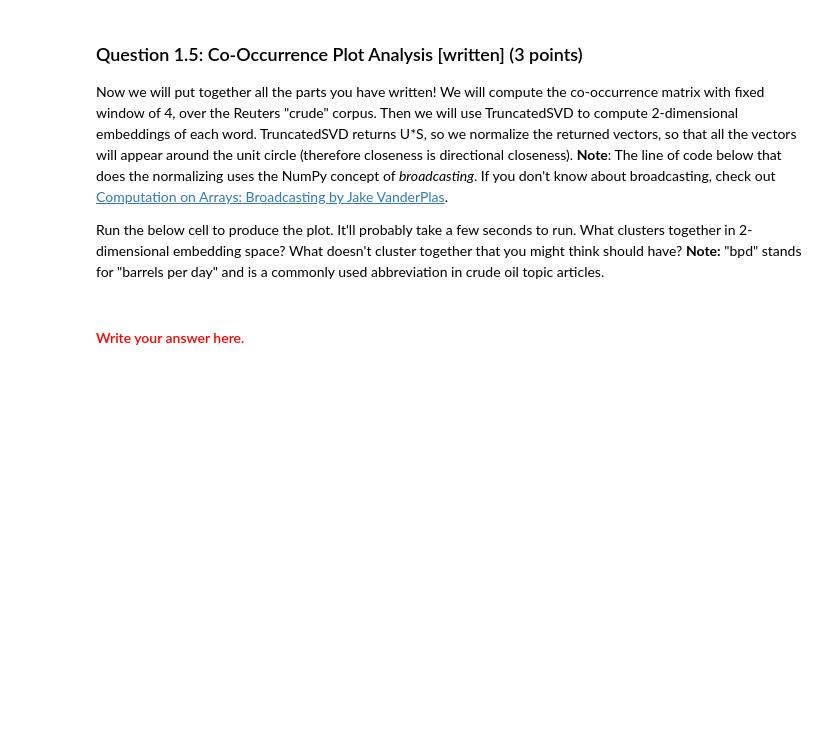
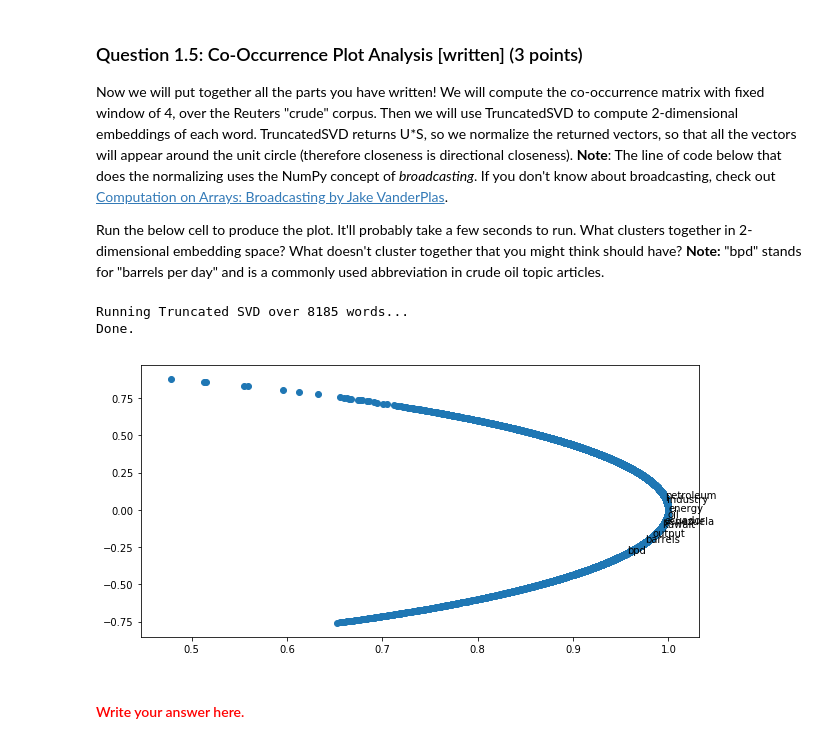
Before and after one commit to damiansp/NLP, a Jupyter notebook: manning/assignments/a1/exploring_word_vectors.ipynb, the cells around one changed output. Cells and saved outputs as stored; diff of their text form; code cells hidden in the pictures; blank space fills up the shorter version.

Commit message:
test plotting

```diff
--- a/manning/assignments/a1/exploring_word_vectors.ipynb
+++ b/manning/assignments/a1/exploring_word_vectors.ipynb
@@ -457,17 +456,24 @@ Run the below cell to produce the plot. It'll probably take a few seconds to run
 # %%
 # -----------------------------
 # Run This Cell to Produce Your Plot
 # ------------------------------
 reuters_corpus = read_corpus()
-M_co_occurrence, word2Ind_co_occurrence = compute_co_occurrence_matrix(reuters_corpus)
+M_co_occurrence, word2Ind_co_occurrence = compute_co_occurrence_matrix(
+    reuters_corpus)
 M_reduced_co_occurrence = reduce_to_k_dim(M_co_occurrence, k=2)
 
 # Rescale (normalize) the rows to make them each of unit-length
 M_lengths = np.linalg.norm(M_reduced_co_occurrence, axis=1)
-M_normalized = M_reduced_co_occurrence / M_lengths[:, np.newaxis] # broadcasting
+# broadcasting
+M_normalized = M_reduced_co_occurrence / M_lengths[:, np.newaxis]
 
-words = ['barrels', 'bpd', 'ecuador', 'energy', 'industry', 'kuwait', 'oil', 'output', 'petroleum', 'venezuela']
+words = ['barrels', 'bpd', 'ecuador', 'energy', 'industry', 'kuwait',
+         'oil', 'output', 'petroleum', 'venezuela']
 plot_embeddings(M_normalized, word2Ind_co_occurrence, words)
+# %% [output]
+Running Truncated SVD over 8185 words...
+Done.
+[figure, added]
 # %% [markdown]
 #### <font color="red">Write your answer here.</font>
 # %% [markdown]
```
Also changed, not shown: parts of 5 cells of this notebook.
